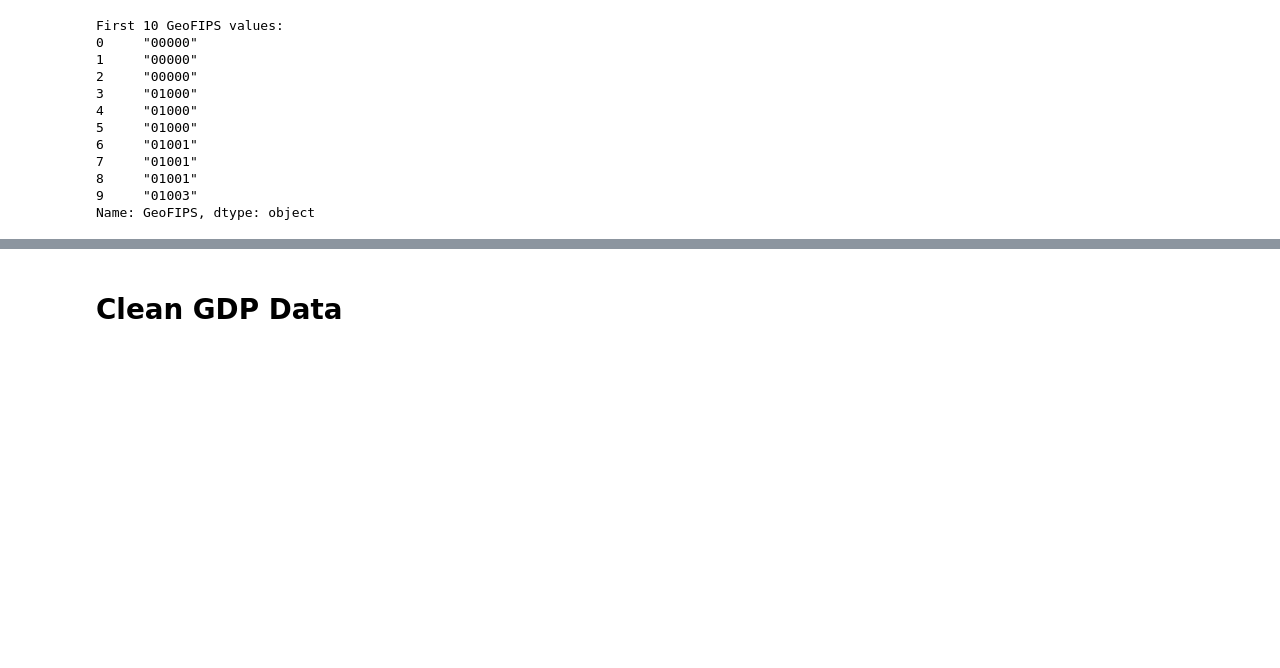
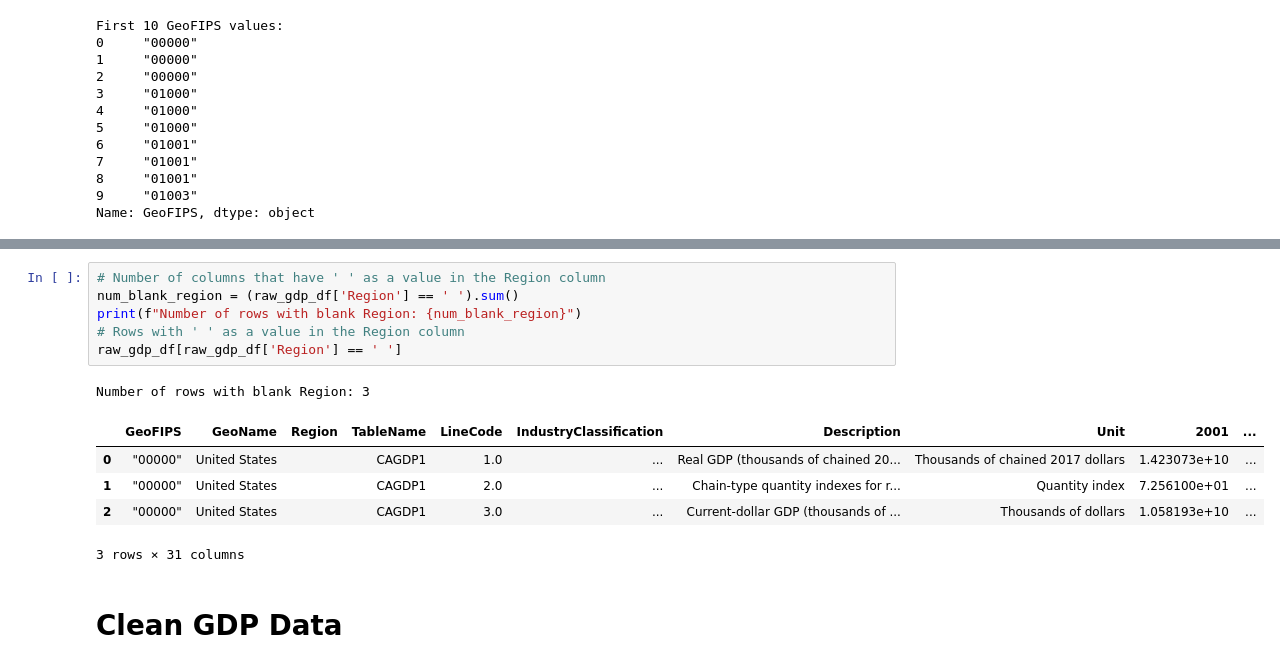
Before and after one commit to joseASC6/ppp-loan-analysis, a Jupyter notebook: notebooks/gdp_eda.ipynb, the cells around one changed output, grey strips where cells are left out. Cells and saved outputs as stored; diff of their text form; blank space fills up the shorter version.

```diff
--- a/notebooks/gdp_eda.ipynb
+++ b/notebooks/gdp_eda.ipynb
@@ -77,3 +149,16 @@ Name: GeoFIPS, dtype: object
+# %%
+# Number of columns that have ' ' as a value in the Region column
+num_blank_region = (raw_gdp_df['Region'] == ' ').sum()
+print(f"Number of rows with blank Region: {num_blank_region}")
+# Rows with ' ' as a value in the Region column
+raw_gdp_df[raw_gdp_df['Region'] == ' ']
+# %% [output]
+Number of rows with blank Region: 3
+|  | GeoFIPS | GeoName | Region | TableName | LineCode | IndustryClassification | Description | Unit | 2001 | ... |
+| 0 | "00000" | United States |  | CAGDP1 | 1.0 | ... | Real GDP (thousands of chained 20... | Thousands of chained 2017 dollars | 1.423073e+10 | ... |
+| 1 | "00000" | United States |  | CAGDP1 | 2.0 | ... | Chain-type quantity indexes for r... | Quantity index | 7.256100e+01 | ... |
+| 2 | "00000" | United States |  | CAGDP1 | 3.0 | ... | Current-dollar GDP (thousands of ... | Thousands of dollars | 1.058193e+10 | ... |
+3 rows × 31 columns
 # %% [markdown]
 # Clean GDP Data
 # %%
```
Also changed, not shown: parts of 16 cells of this notebook.
